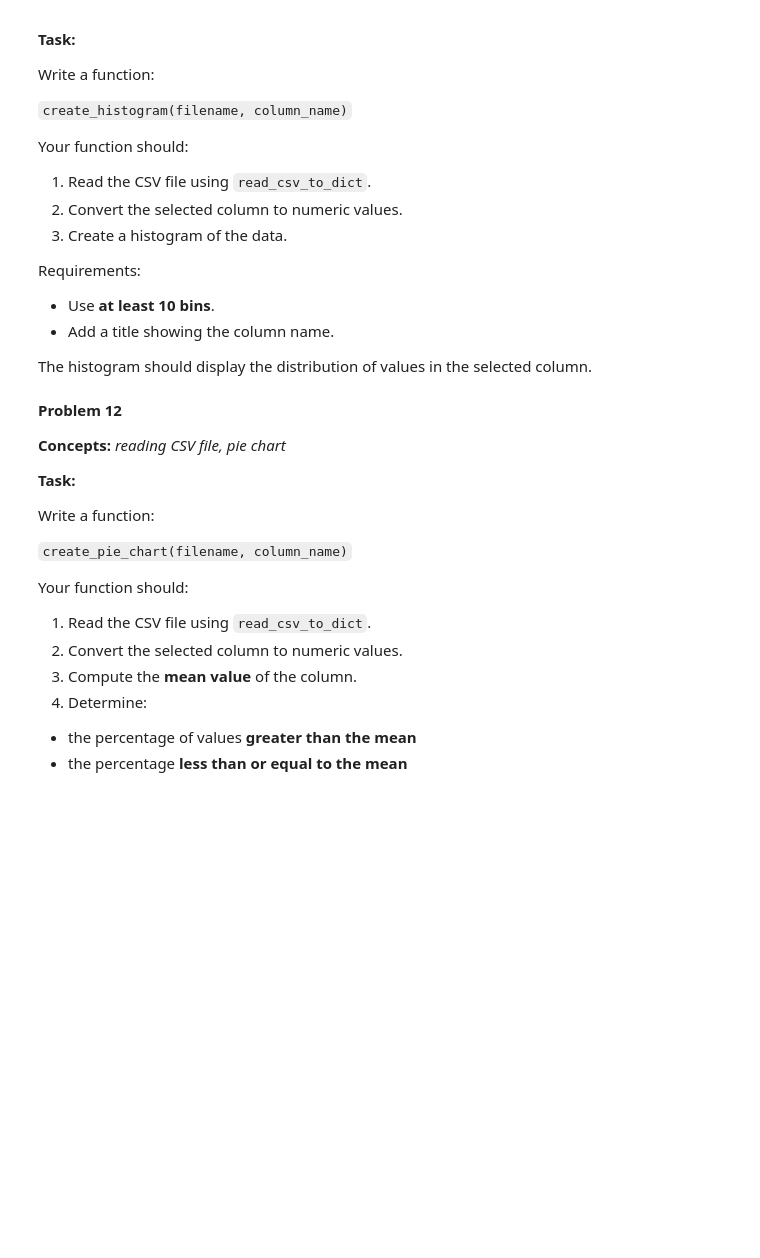
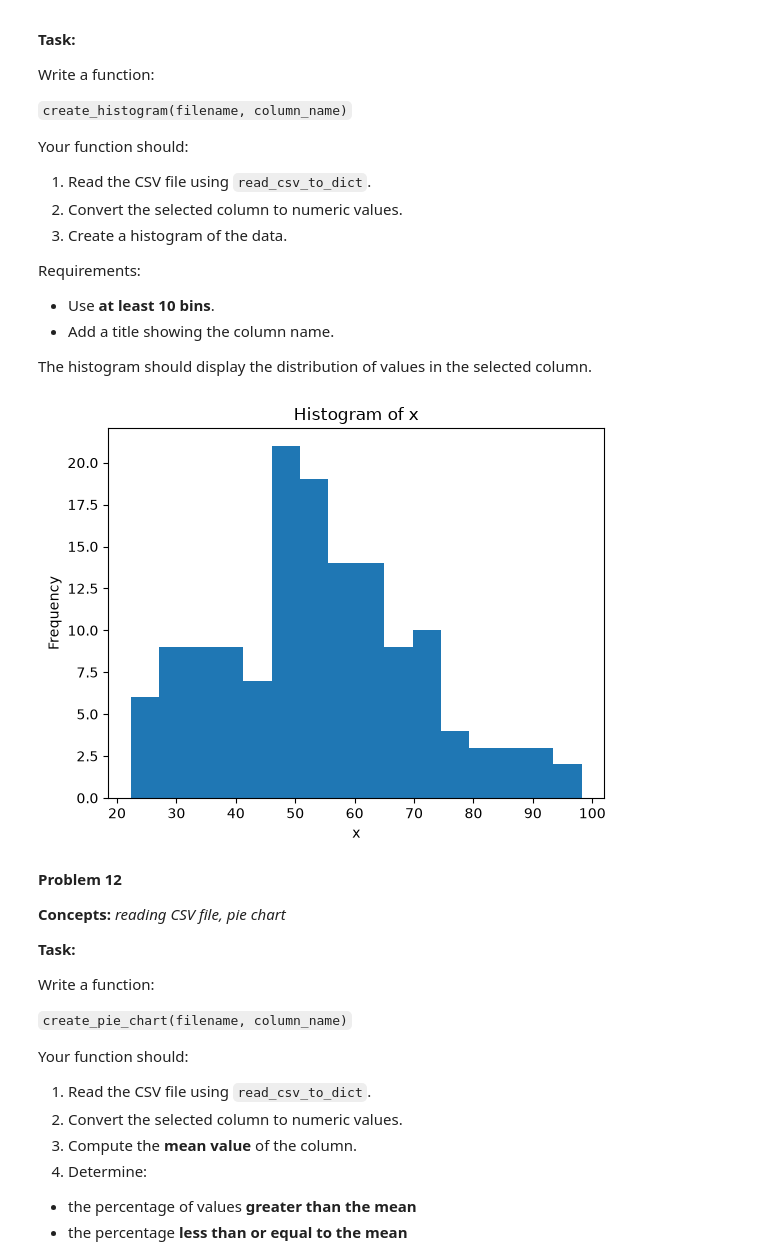
Before and after one commit to basseben/homework, a Jupyter notebook: week-09/homework.ipynb, the cells around one changed output. Saved outputs shown, nothing was run; the diff lists cells and outputs as text; code cells hidden in the pictures; blank space fills up the shorter version.

```diff
--- a/week-09/homework.ipynb
+++ b/week-09/homework.ipynb
@@ -532,3 +556,22 @@ The histogram should display the distribution of values in the selected column.
+# %%
+#Your Solution
+def create_histogram(filename, column_name):
+    data = read_csv_to_dict(filename)
+
+    if column_name not in data:
+        raise ValueError("Column not found")
+
+    values = data[column_name].astype(float)
+
+    plt.hist(values, bins=16)
+    plt.title(f"Histogram of {column_name}")
+    plt.xlabel(column_name)
+    plt.ylabel("Frequency")
+    plt.show()
+
+create_histogram("p9_data.csv", "x")
+# %% [output]
+[figure, added]
 # %% [markdown]
 **Problem 12**
 
```
Also changed, not shown: parts of 7 cells of this notebook.
